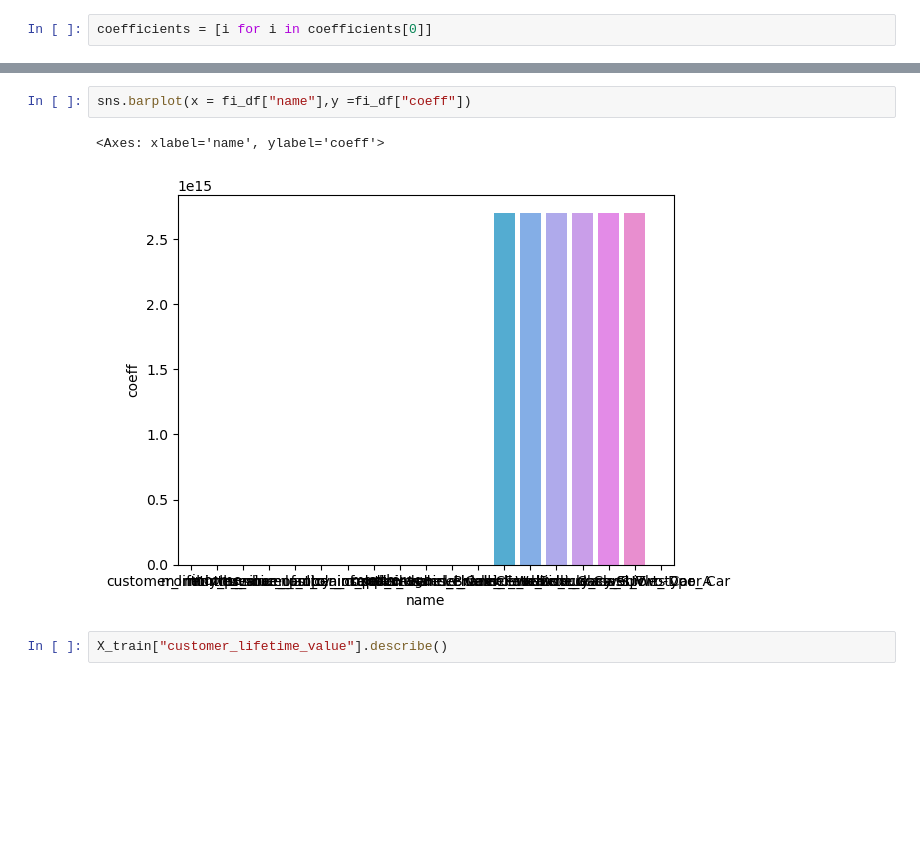
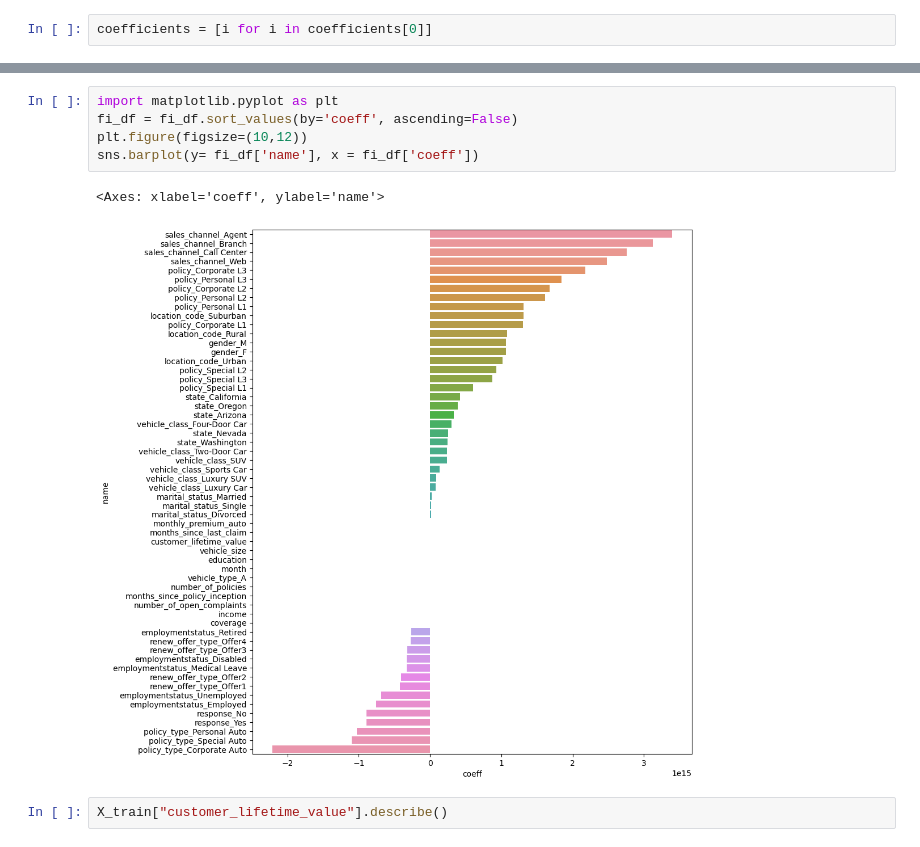
Before and after one commit to HaniehRJP/hanalab, a Jupyter notebook: week 4/ Lab_Model Evaluation and Improving.ipynb, the cells around one changed output, grey strips where cells are left out. Saved outputs shown, nothing was run; the diff lists cells and outputs as text; blank space fills up the shorter version.

```diff
--- a/week 4/ Lab_Model Evaluation and Improving.ipynb
+++ b/week 4/ Lab_Model Evaluation and Improving.ipynb
@@ -470,8 +402,11 @@ fi_df
-# %%
-sns.barplot(x = fi_df["name"],y =fi_df["coeff"])
-# %% [output]
-<Axes: xlabel='name', ylabel='coeff'>
-[figure, removed]
+# %%
+import matplotlib.pyplot as plt
+fi_df = fi_df.sort_values(by='coeff', ascending=False)
+plt.figure(figsize=(10,12))
+sns.barplot(y= fi_df['name'], x = fi_df['coeff'])
+# %% [output]
+<Axes: xlabel='coeff', ylabel='name'>
+[figure, added]
 # %%
 X_train["customer_lifetime_value"].describe()
 # %% [output]
```
Also changed, not shown: parts of 32 cells of this notebook, 1 other file.
